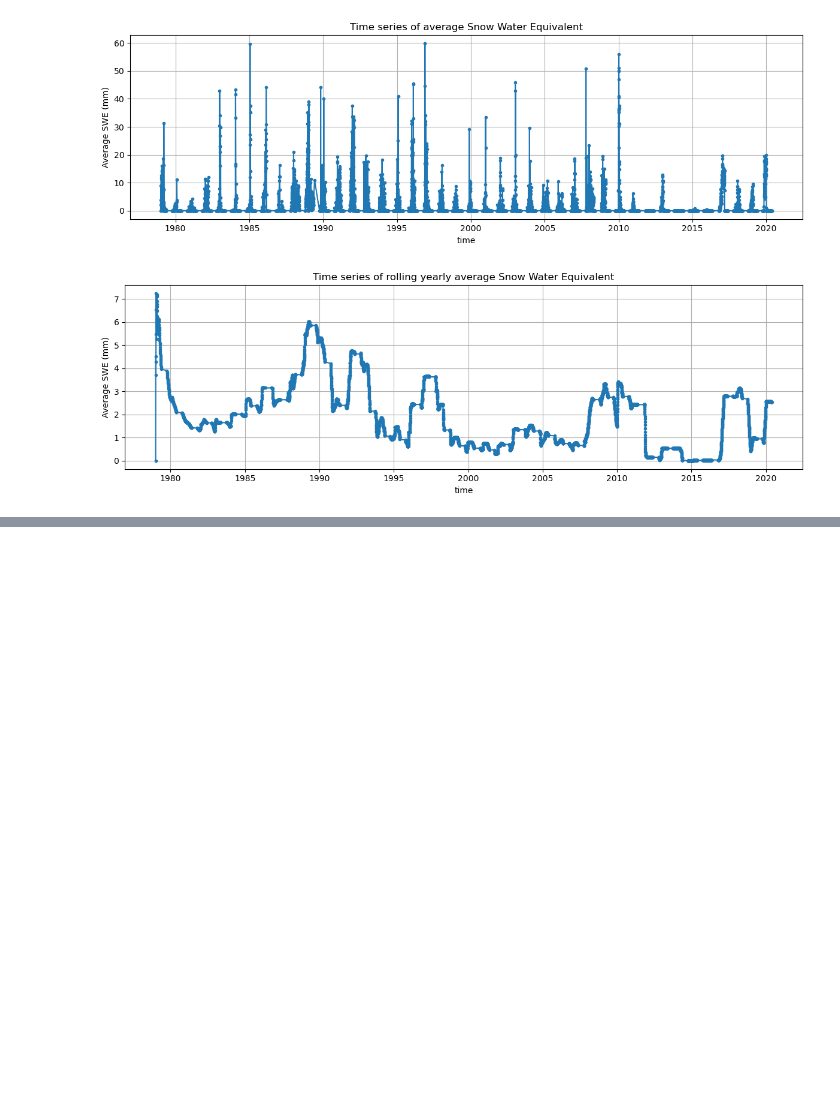
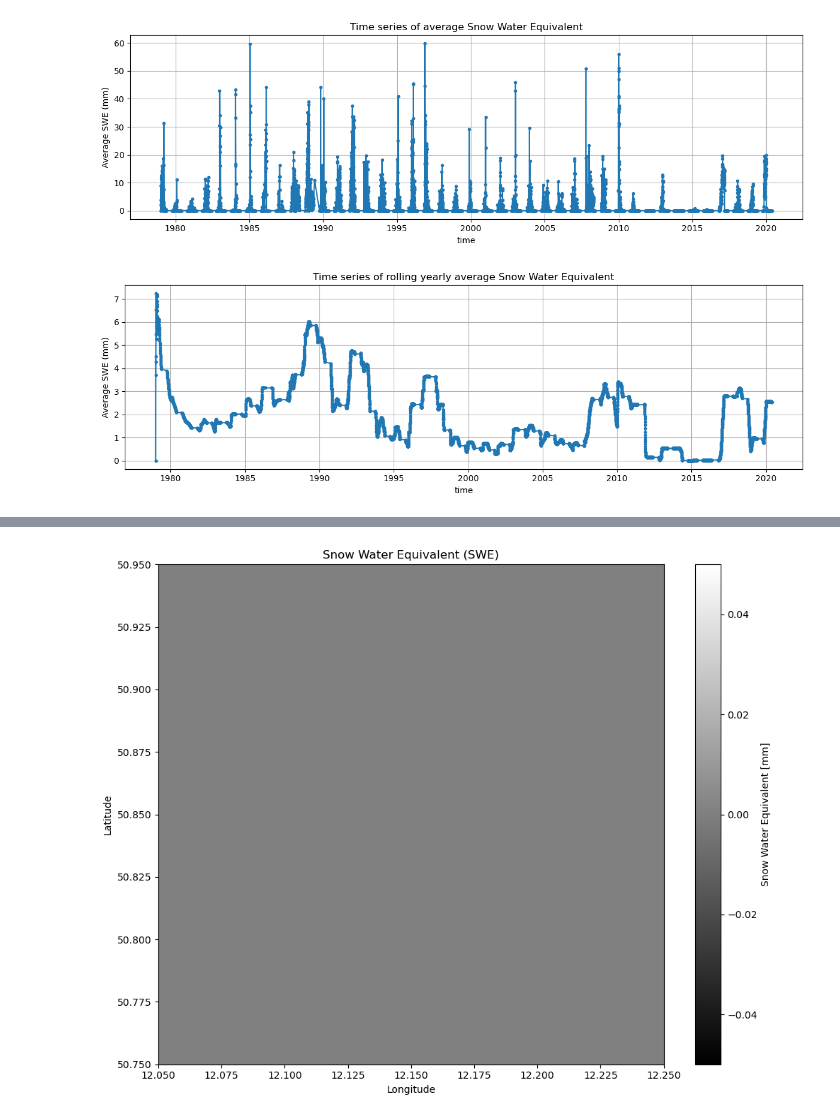
Before and after one commit to mikemoraned/geo, a Jupyter notebook: spikes/satellite/esa-python-conda/snow.ipynb, the cells around one changed output, grey strips where cells are left out. Drawn from its saved outputs; the diff is of its cells as text; code cells hidden in the pictures; blank space fills up the shorter version.

Commit message:
add snow over time for edinburgh and ronneburg

```diff
--- a/spikes/satellite/esa-python-conda/snow.ipynb
+++ b/spikes/satellite/esa-python-conda/snow.ipynb
@@ -617,0 +605,6 @@ plot_snow_over_time(swe_edin_da)
+# %%
+swe_ronn_da = swe_da.sel({
+    "lat": slice(50.82928, 50.8807),
+    "lon": slice(12.135956, 12.221571)
+})
+swe_ronn_da
@@ -617,0 +637,4 @@ plot_snow_over_time(swe_edin_da)
+# %%
+plot_snow(swe_ronn_da.isel(time=0))
+# %% [output]
+[figure, added]
```
Also changed, not shown: parts of 6 cells of this notebook.
